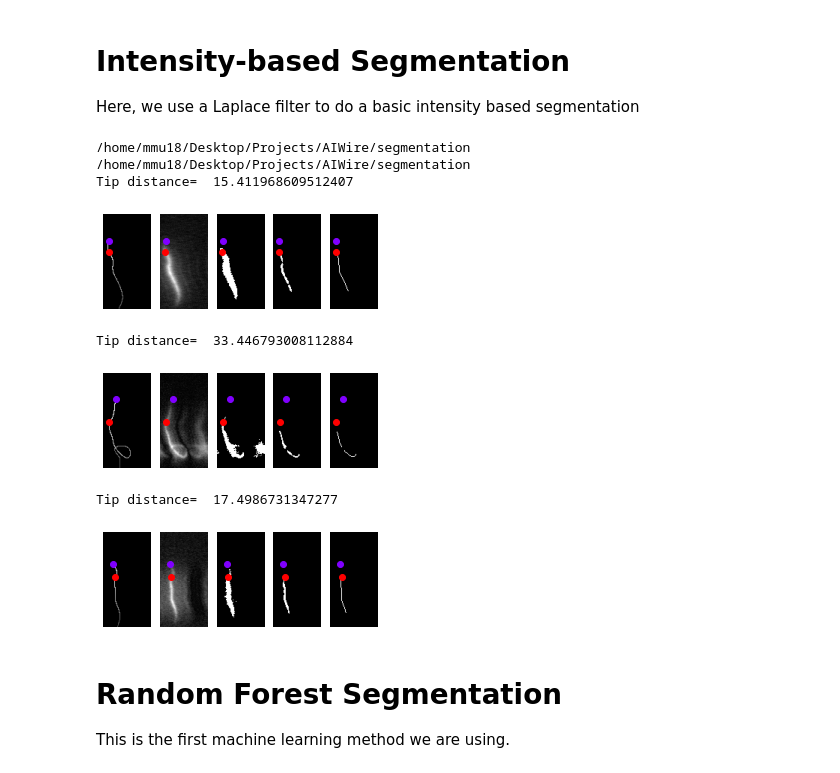
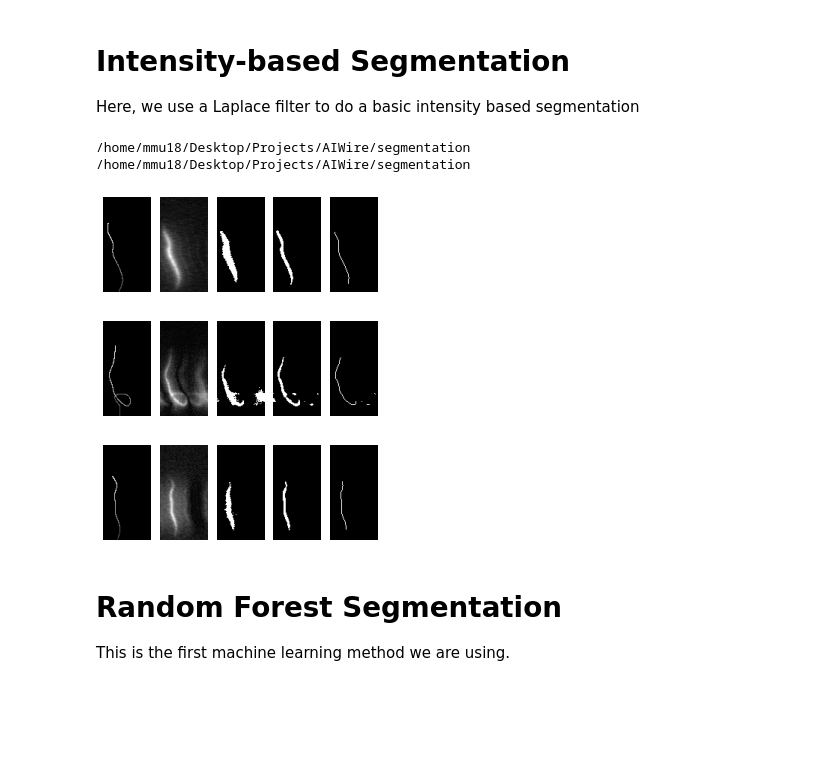
Before and after one commit to RobbieHolland/AIWire, a Jupyter notebook: segmentation/classical_segmentation.ipynb, the cells around one changed output. Cells and saved outputs as stored; diff of their text form; code cells hidden in the pictures; blank space fills up the shorter version.

```diff
--- a/segmentation/classical_segmentation.ipynb
+++ b/segmentation/classical_segmentation.ipynb
@@ -127,30 +129,12 @@ n_components = 2
 # model=GaussianMixture(n_components=n_components, means_init=[[0], [0.6]])
 # model.fit(X, y)
 
-def laplace_segmentation(image, threshold = 0.7):
+def laplace_segmentation(image, threshold = 0.52):
     lp = -cv2.Laplacian(image, cv2.CV_64F, ksize=15)
     lp = lp - np.min(lp)
     lp = lp / np.max(lp)
     return lp > threshold
 # %%
-def PtsListFromFile(_fileName):
-    ptsList = []
-    f = open(_fileName, 'r')
-    while(True):
-        line = f.readline()
-        if len(line) == 0:
-            break
-        vec = []
-        line = line.rstrip()
-        list = line.split()
-        for i in range(0, len(list)):
-            vec.append(float(list[i]))
-        ptsList.append(vec)
-    f.close()
-    return ptsList
-    img = img.astype(np.float32)
-
-
 def get_centerline(img,directory,name):
     img = img.astype(np.float32)
     os.chdir("../")
@@ -162,34 +146,25 @@ def get_centerline(img,directory,name):
     pts = np.array(pt_list)
     centerline = np.zeros_like(img)
     for ww in range(len(pts)):
-        if pts[ww,1] < 128:
+        if int(pts[ww,1]) < centerline.shape[0] and int(pts[ww,0])< centerline.shape[1]:
             centerline[int(pts[ww,1]),int(pts[ww,0])] = 1
     os.chdir(directory)
     return centerline, pts
-
-def tip_distance(pts_a,pts_b):
-    dist = np.sqrt((pts_b[len(pts_b)-1,0] - pts_a[len(pts_a)-1,0])**2 + (pts_b[len(pts_b)-1,1] - pts_a[len(pts_a)-1,1])**2)
-    return dist
 # %%
 %cd ../segmentation
 original_dir= os.getcwd()
 print(original_dir)
 
 # Show first few segmentations
 for i, (ground_truth, simulated, gt_pts) in enumerate(list(zip(y_test, X_test, pts_test))[:3]):
     centerline, cl_pts = get_centerline(laplace_segmentation(simulated),original_dir,'binary')
-    dist = tip_distance(gt_pts, cl_pts)
-    print("Tip distance= ",dist)
-    show_images([ground_truth, simulated, simulated > 0.45, laplace_segmentation(simulated),centerline],coords=[gt_pts,cl_pts])
+    show_images([ground_truth, simulated, simulated > 0.45, laplace_segmentation(simulated),centerline])
 # %% [output]
 /home/mmu18/Desktop/Projects/AIWire/segmentation
 /home/mmu18/Desktop/Projects/AIWire/segmentation
-Tip distance=  15.411968609512407
-[figure, old version]
+[figure, new version]
-Tip distance=  33.446793008112884
-[figure, old version]
+[figure, new version]
-Tip distance=  17.4986731347277
-[figure, old version]
+[figure, new version]
 # %% [markdown]
 # Random Forest Segmentation
 This is the first machine learning method we are using.
```
Also changed, not shown: parts of 12 cells of this notebook, 4 other files.
